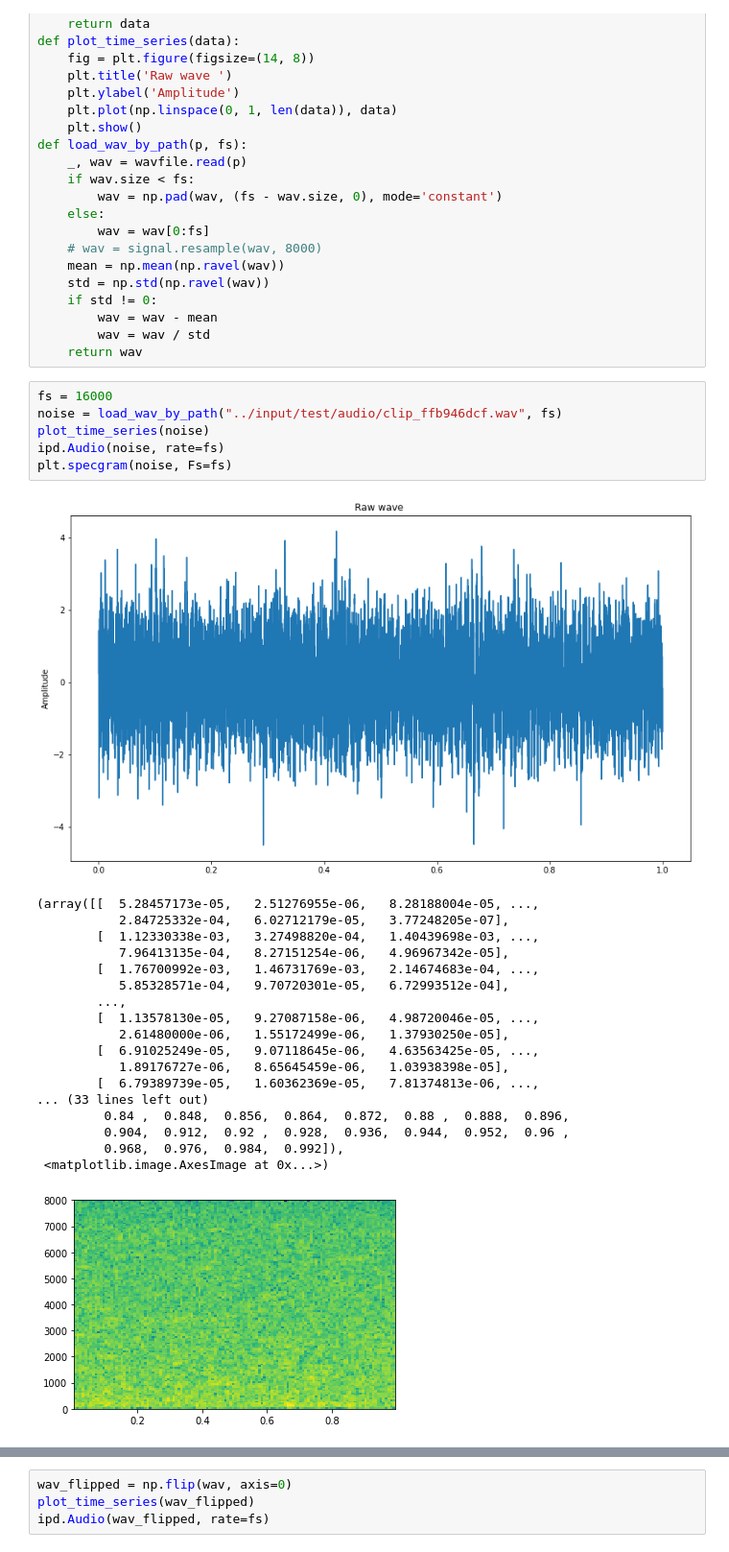
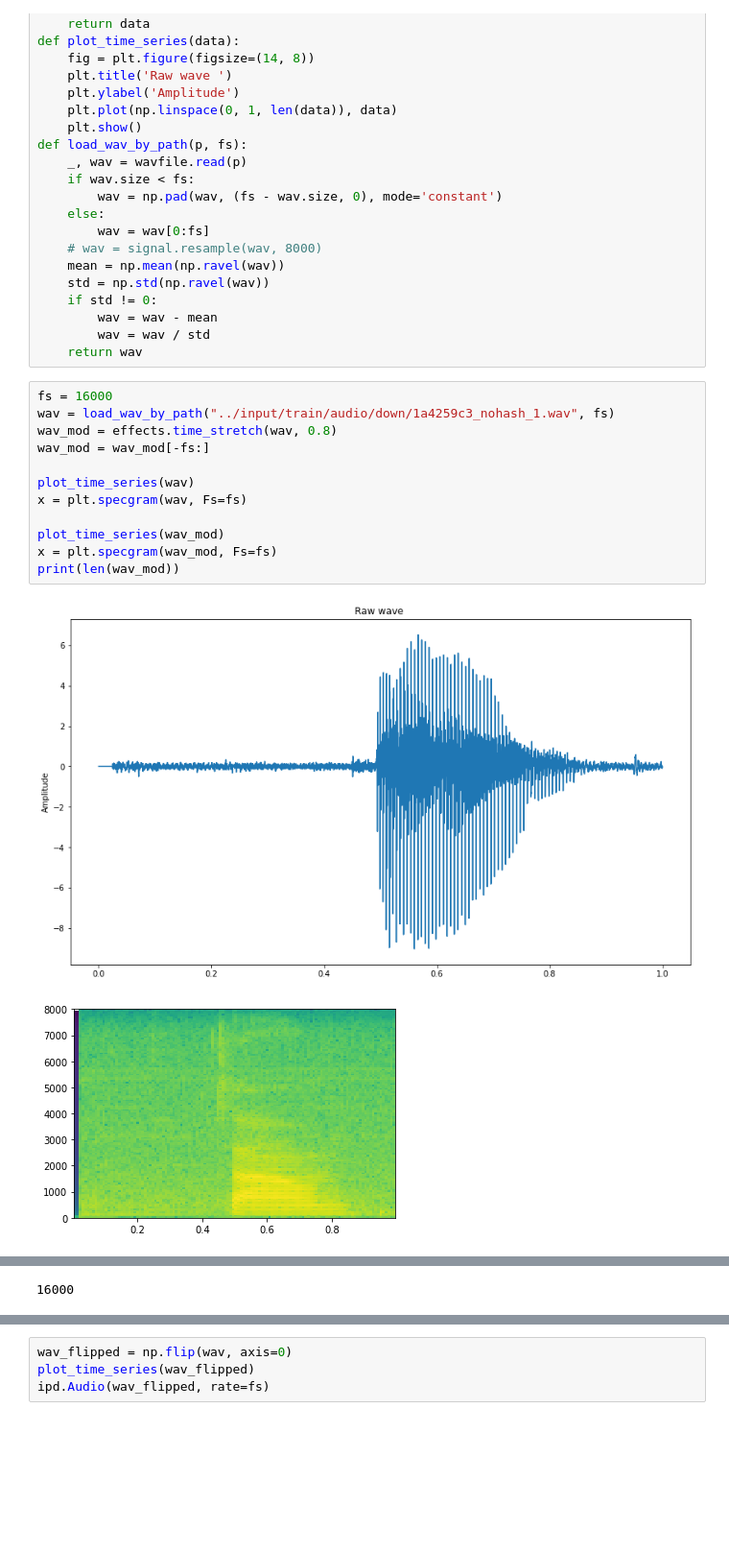
Before and after one commit to 3v1l91l/speech, a Jupyter notebook: src/augment.ipynb, the cells around one changed output, grey strips where cells are left out. Shown at 96% size. Drawn from its saved outputs; the diff is of its cells as text; blank space fills up the shorter version.

```diff
--- a/src/augment.ipynb
+++ b/src/augment.ipynb
@@ -37,29 +38,18 @@ def load_wav_by_path(p, fs):
         wav = wav - mean
         wav = wav / std
     return wav
-# %%
-fs = 16000
-noise = load_wav_by_path("../input/test/audio/clip_ffb946dcf.wav", fs)
-plot_time_series(noise)
-ipd.Audio(noise, rate=fs)
-plt.specgram(noise, Fs=fs)
-# %% [output]
-[figure, removed]
-(array([[  5.28457173e-05,   2.51276955e-06,   8.28188004e-05, ...,
-           2.84725332e-04,   6.02712179e-05,   3.77248205e-07],
-        [  1.12330338e-03,   3.27498820e-04,   1.40439698e-03, ...,
-           7.96413135e-04,   8.27151254e-06,   4.96967342e-05],
-        [  1.76700992e-03,   1.46731769e-03,   2.14674683e-04, ...,
-           5.85328571e-04,   9.70720301e-05,   6.72993512e-04],
-        ...,
-        [  1.13578130e-05,   9.27087158e-06,   4.98720046e-05, ...,
-           2.61480000e-06,   1.55172499e-06,   1.37930250e-05],
-        [  6.91025249e-05,   9.07118645e-06,   4.63563425e-05, ...,
-           1.89176727e-06,   8.65645459e-06,   1.03938398e-05],
-        [  6.79389739e-05,   1.60362369e-05,   7.81374813e-06, ...,
-... (33 lines left out)
-         0.84 ,  0.848,  0.856,  0.864,  0.872,  0.88 ,  0.888,  0.896,
-         0.904,  0.912,  0.92 ,  0.928,  0.936,  0.944,  0.952,  0.96 ,
-         0.968,  0.976,  0.984,  0.992]),
- <matplotlib.image.AxesImage at 0x...>)
-[figure, removed]
+# %%
+fs = 16000
+wav = load_wav_by_path("../input/train/audio/down/1a4259c3_nohash_1.wav", fs)
+wav_mod = effects.time_stretch(wav, 0.8)
+wav_mod = wav_mod[-fs:]
+
+plot_time_series(wav)
+x = plt.specgram(wav, Fs=fs)
+
+plot_time_series(wav_mod)
+x = plt.specgram(wav_mod, Fs=fs)
+print(len(wav_mod))
+# %% [output]
+[figure, added]
+[figure, added]
@@ -65,0 +57 @@ plt.specgram(noise, Fs=fs)
+16000
```
Also changed, not shown: parts of 6 cells of this notebook, 1 other file.
